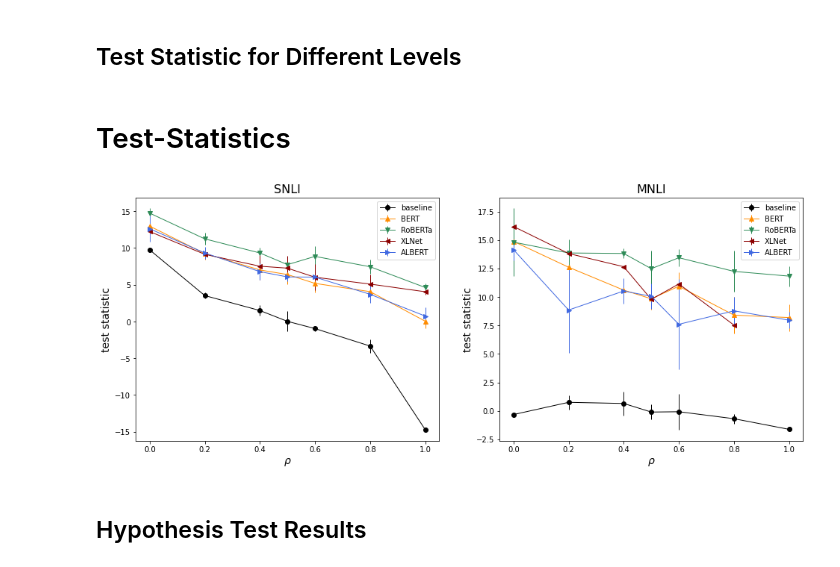
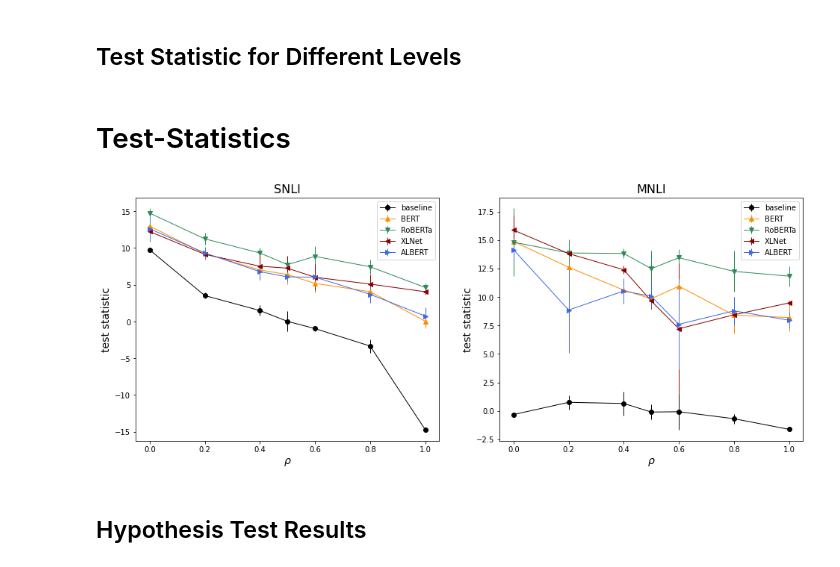
Before and after one commit to lukewanless/looking-for-equivalences, a Jupyter notebook: src/analysis1_quantitative_results.ipynb, the cells around one changed output. Cells and saved outputs as stored; diff of their text form; code cells hidden in the pictures.

```diff
--- a/src/analysis1_quantitative_results.ipynb
+++ b/src/analysis1_quantitative_results.ipynb
@@ -480,9 +480,8 @@ paired_t_p_values_mnli_xlnet = []
 observable_paired_t_stats_mnli_xlnet = []
 
 # test_repetitions = 5
-test_repetitions = 1
-
-batchs = range(1, test_repetitions + 1)
+# batchs = range(1, test_repetitions + 1)
+batchs = [1,2,3,5]
 
 for i in tqdm(batchs):
 
@@ -576,34 +575,34 @@ ax[1].errorbar(observable_paired_t_stats_mnli_xlnet.index,
             yerr=observable_paired_t_stats_mnli_xlnet.std(1),
             fmt='-', linewidth=1.00, label="XLNet",  marker="<", color="darkred");
 
 
 ax[1].errorbar(observable_paired_t_stats_mnli_albert.index,
             observable_paired_t_stats_mnli_albert.mean(1),
             yerr=observable_paired_t_stats_mnli_albert.std(1),
             fmt='-', linewidth=1.00, label="ALBERT", marker=">", color="royalblue");
 
 
 
 ax[0].set_title("SNLI", fontsize=16);
 ax[0].set_xlabel(r"$\rho$", fontsize=14);
 ax[0].set_ylabel("test statistic", fontsize=14);
 ax[0].legend(loc="best");
 
 
 ax[1].set_title("MNLI", fontsize=16);
 ax[1].legend(loc="best");
 ax[1].set_xlabel(r"$\rho$", fontsize=14);
 ax[1].set_ylabel("test statistic", fontsize=14);
 ax[1].legend(loc="best");
 
 plt.subplots_adjust(hspace=0.2, wspace=0.2)
 fig.savefig('figs/paper/test_statistic.png'.format(folder),
             bbox_inches=None, pad_inches=0.5)
 
 display(Markdown("# Test-Statistics"))
 # %% [output]
 # Test-Statistics
-[figure, old version]
+[figure, new version]
 # %% [markdown]
 ## Hypothesis Test Results
 # %%
```
Also changed, not shown: parts of 6 cells of this notebook, 4 other files.
